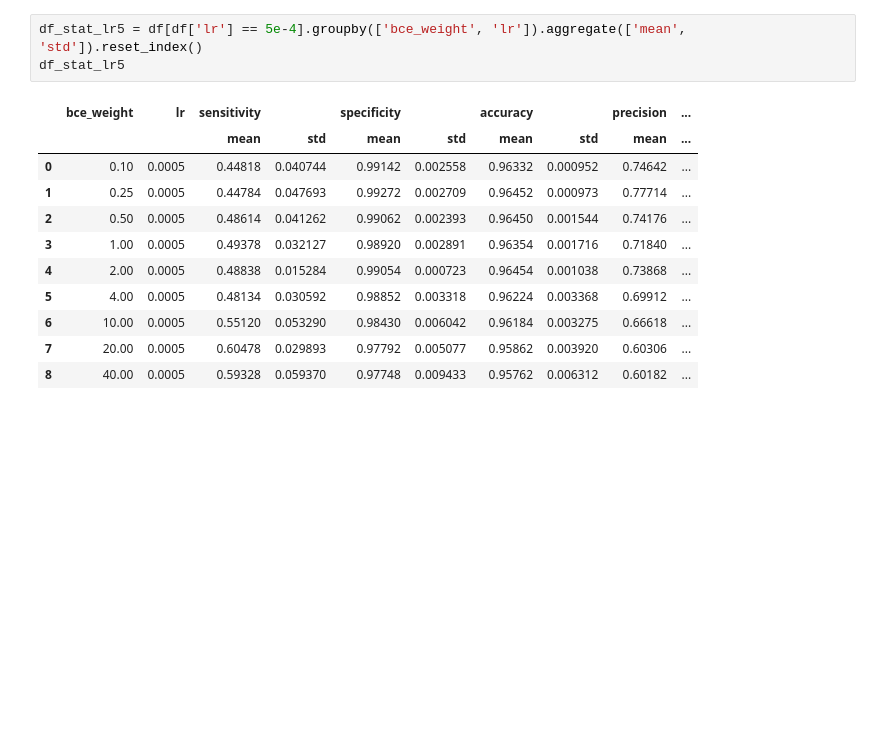
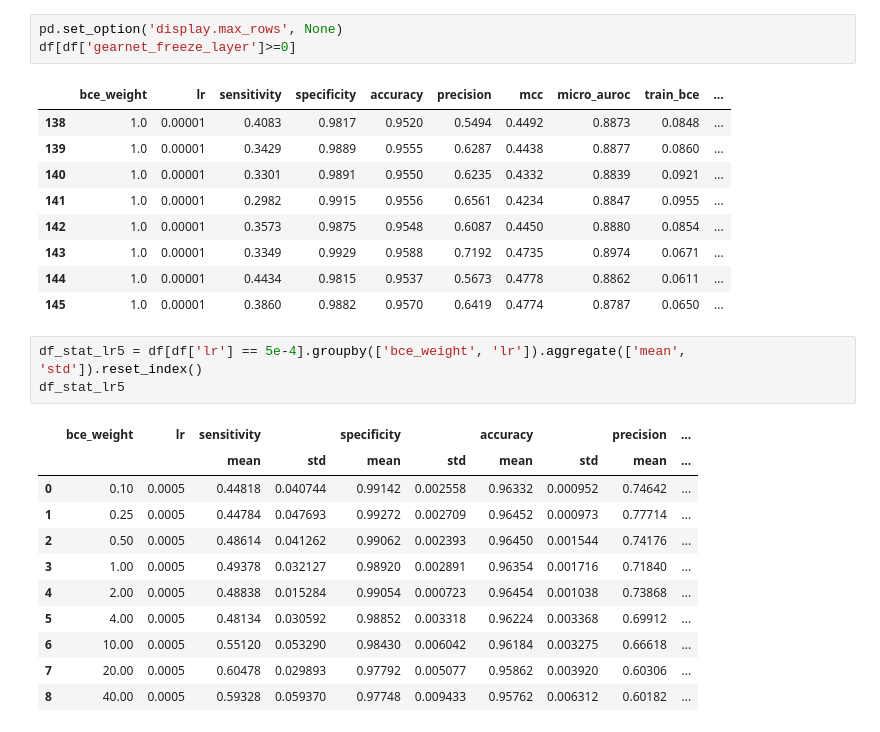
Before and after one commit to dlwocks31/atpbind, a Jupyter notebook: lmg_pretrained_pipeline_bce.ipynb, the cells around one changed output. Drawn from its saved outputs; the diff is of its cells as text; blank space fills up the shorter version.

```diff
--- a/lmg_pretrained_pipeline_bce.ipynb
+++ b/lmg_pretrained_pipeline_bce.ipynb
@@ -20,3 +20,16 @@ df
+# %%
+pd.set_option('display.max_rows', None)
+df[df['gearnet_freeze_layer']>=0]
+# %% [output]
+|  | bce_weight | lr | sensitivity | specificity | accuracy | precision | mcc | micro_auroc | train_bce | ... |
+| 138 | 1.0 | 0.00001 | 0.4083 | 0.9817 | 0.9520 | 0.5494 | 0.4492 | 0.8873 | 0.0848 | ... |
+| 139 | 1.0 | 0.00001 | 0.3429 | 0.9889 | 0.9555 | 0.6287 | 0.4438 | 0.8877 | 0.0860 | ... |
+| 140 | 1.0 | 0.00001 | 0.3301 | 0.9891 | 0.9550 | 0.6235 | 0.4332 | 0.8839 | 0.0921 | ... |
+| 141 | 1.0 | 0.00001 | 0.2982 | 0.9915 | 0.9556 | 0.6561 | 0.4234 | 0.8847 | 0.0955 | ... |
+| 142 | 1.0 | 0.00001 | 0.3573 | 0.9875 | 0.9548 | 0.6087 | 0.4450 | 0.8880 | 0.0854 | ... |
+| 143 | 1.0 | 0.00001 | 0.3349 | 0.9929 | 0.9588 | 0.7192 | 0.4735 | 0.8974 | 0.0671 | ... |
+| 144 | 1.0 | 0.00001 | 0.4434 | 0.9815 | 0.9537 | 0.5673 | 0.4778 | 0.8862 | 0.0611 | ... |
+| 145 | 1.0 | 0.00001 | 0.3860 | 0.9882 | 0.9570 | 0.6419 | 0.4774 | 0.8787 | 0.0650 | ... |
 # %%
 df_stat_lr5 = df[df['lr'] == 5e-4].groupby(['bce_weight', 'lr']).aggregate(['mean', 'std']).reset_index()
 df_stat_lr5
```
Also changed, not shown: parts of 1 cell of this notebook, 3 other files.
